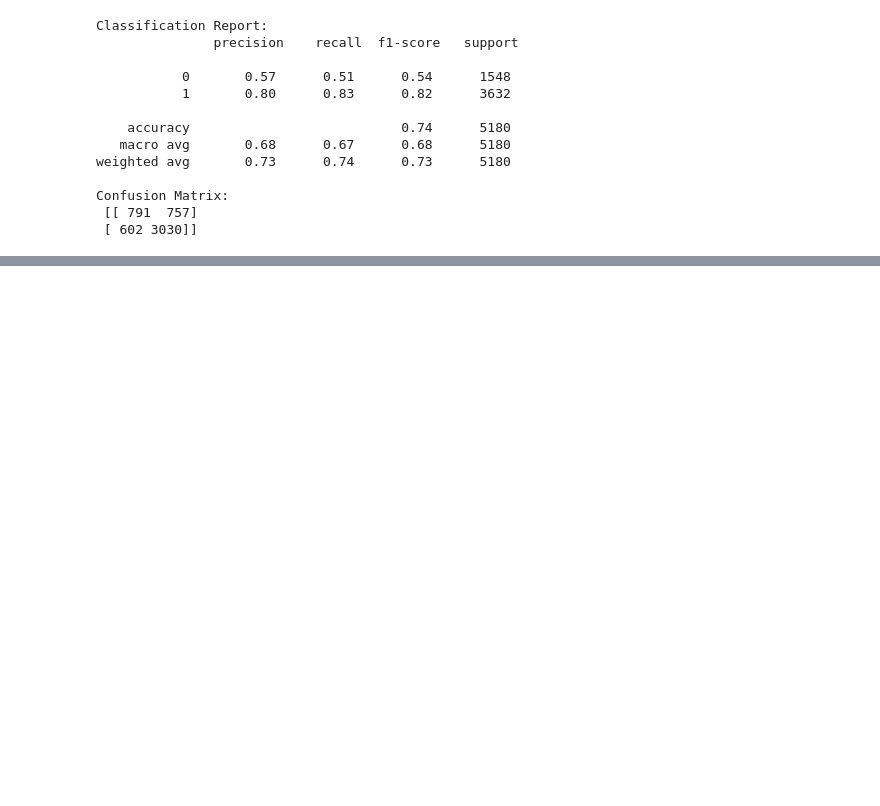
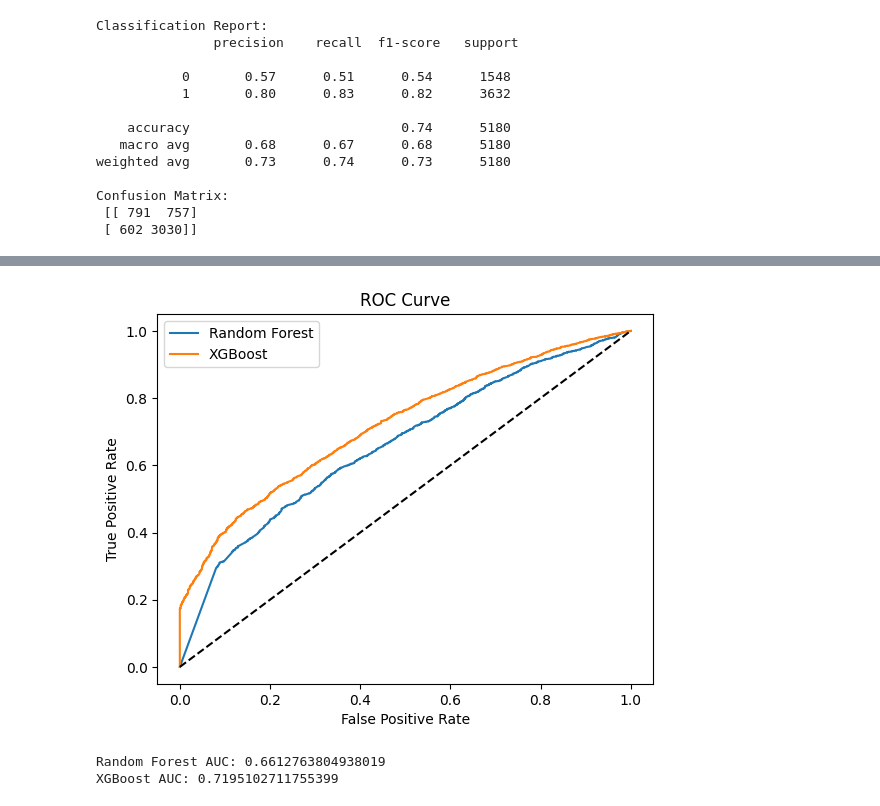
Before and after one commit to klaudiaban/ferrero, a Jupyter notebook: sapmaintance_preventive.ipynb, the cells around one changed output, grey strips where cells are left out. Saved outputs shown, nothing was run; the diff lists cells and outputs as text; code cells hidden in the pictures; blank space fills up the shorter version.

```diff
--- a/sapmaintance_preventive.ipynb
+++ b/sapmaintance_preventive.ipynb
@@ -168,0 +333,23 @@ plt.show()
+# %%
+from sklearn.metrics import roc_curve, auc, RocCurveDisplay
+
+fpr_rf, tpr_rf, _ = roc_curve(y_test, rf_model.predict_proba(X_test)[:, 1])
+fpr_xgb, tpr_xgb, _ = roc_curve(y_test, xgb_model.predict_proba(X_test)[:, 1])
+
+plt.plot(fpr_rf, tpr_rf, label='Random Forest')
+plt.plot(fpr_xgb, tpr_xgb, label='XGBoost')
+plt.plot([0, 1], [0, 1], 'k--')
+plt.title('ROC Curve')
+plt.xlabel('False Positive Rate')
+plt.ylabel('True Positive Rate')
+plt.legend()
+plt.show()
+# %% [output]
+[figure, added]
+# %%
+from sklearn.metrics import roc_auc_score
+print("Random Forest AUC:", roc_auc_score(y_test, rf_model.predict_proba(X_test)[:, 1]))
+print("XGBoost AUC:", roc_auc_score(y_test, xgb_model.predict_proba(X_test)[:, 1]))
+# %% [output]
+Random Forest AUC: 0.6612763804938019
+XGBoost AUC: 0.7195102711755399
```
Also changed, not shown: parts of 7 cells of this notebook, 3 other files.
